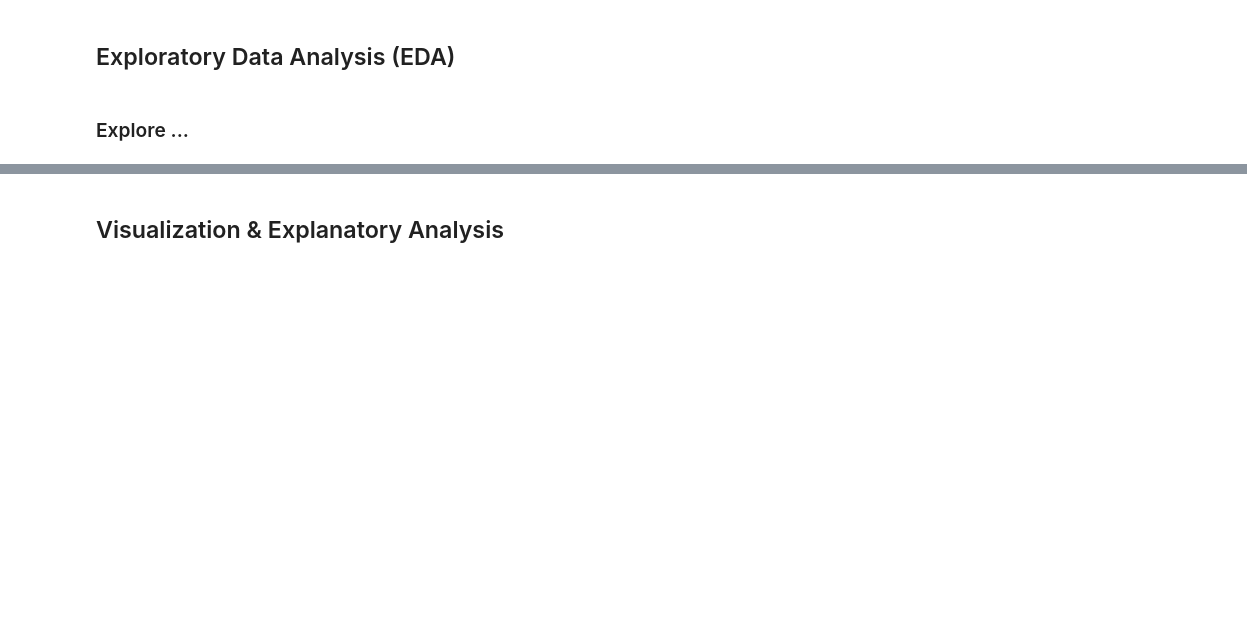
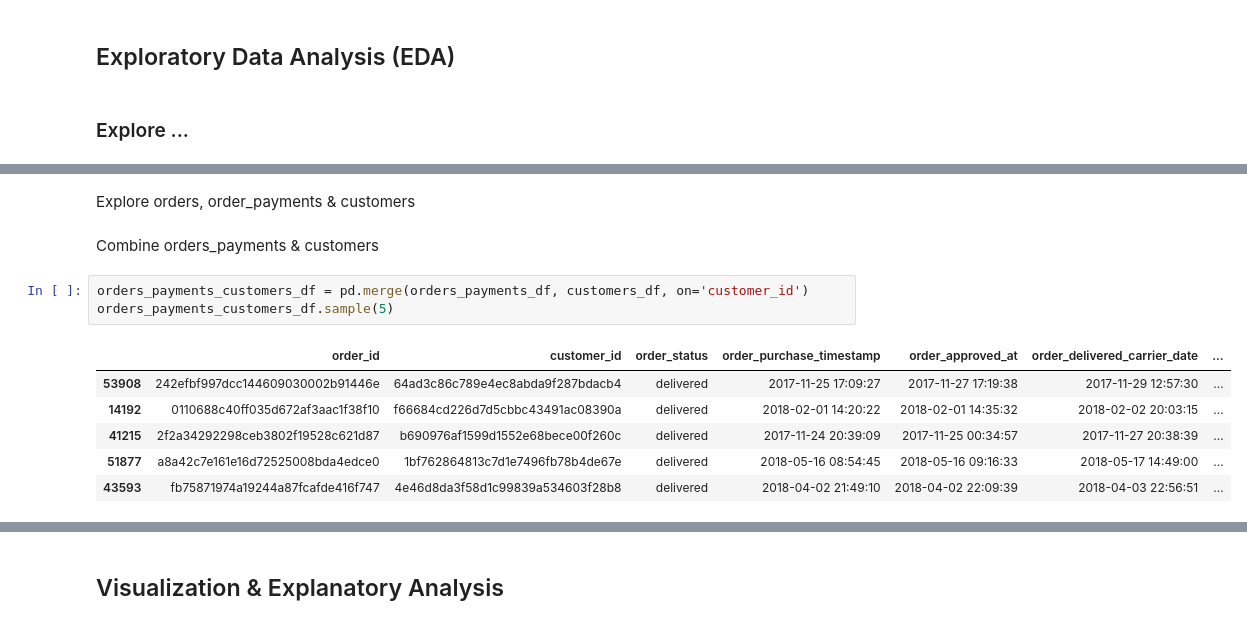
Before and after one commit to vitoananta3/proyek-analisis-data-e-commerce-public-dataset, a Jupyter notebook: notebook.ipynb, the cells around one changed output, grey strips where cells are left out. Drawn from its saved outputs; the diff is of its cells as text; blank space fills up the shorter version.

```diff
--- a/notebook.ipynb
+++ b/notebook.ipynb
@@ -870,0 +950,14 @@ orders_df.sample(5)
+# %% [markdown]
+Explore orders, order_payments & customers
+# %% [markdown]
+Combine orders_payments & customers
+# %%
+orders_payments_customers_df = pd.merge(orders_payments_df, customers_df, on='customer_id')
+orders_payments_customers_df.sample(5)
+# %% [output]
+|  | order_id | customer_id | order_status | order_purchase_timestamp | order_approved_at | order_delivered_carrier_date | ... |
+| 53908 | 242efbf997dcc144609030002b91446e | 64ad3c86c789e4ec8abda9f287bdacb4 | delivered | 2017-11-25 17:09:27 | 2017-11-27 17:19:38 | 2017-11-29 12:57:30 | ... |
+| 14192 | 0110688c40ff035d672af3aac1f38f10 | f66684cd226d7d5cbbc43491ac08390a | delivered | 2018-02-01 14:20:22 | 2018-02-01 14:35:32 | 2018-02-02 20:03:15 | ... |
+| 41215 | 2f2a34292298ceb3802f19528c621d87 | b690976af1599d1552e68bece00f260c | delivered | 2017-11-24 20:39:09 | 2017-11-25 00:34:57 | 2017-11-27 20:38:39 | ... |
+| 51877 | a8a42c7e161e16d72525008bda4edce0 | 1bf762864813c7d1e7496fb78b4de67e | delivered | 2018-05-16 08:54:45 | 2018-05-16 09:16:33 | 2018-05-17 14:49:00 | ... |
+| 43593 | fb75871974a19244a87fcafde416f747 | 4e46d8da3f58d1c99839a534603f28b8 | delivered | 2018-04-02 21:49:10 | 2018-04-02 22:09:39 | 2018-04-03 22:56:51 | ... |
```
Also changed, not shown: parts of 22 cells of this notebook.
